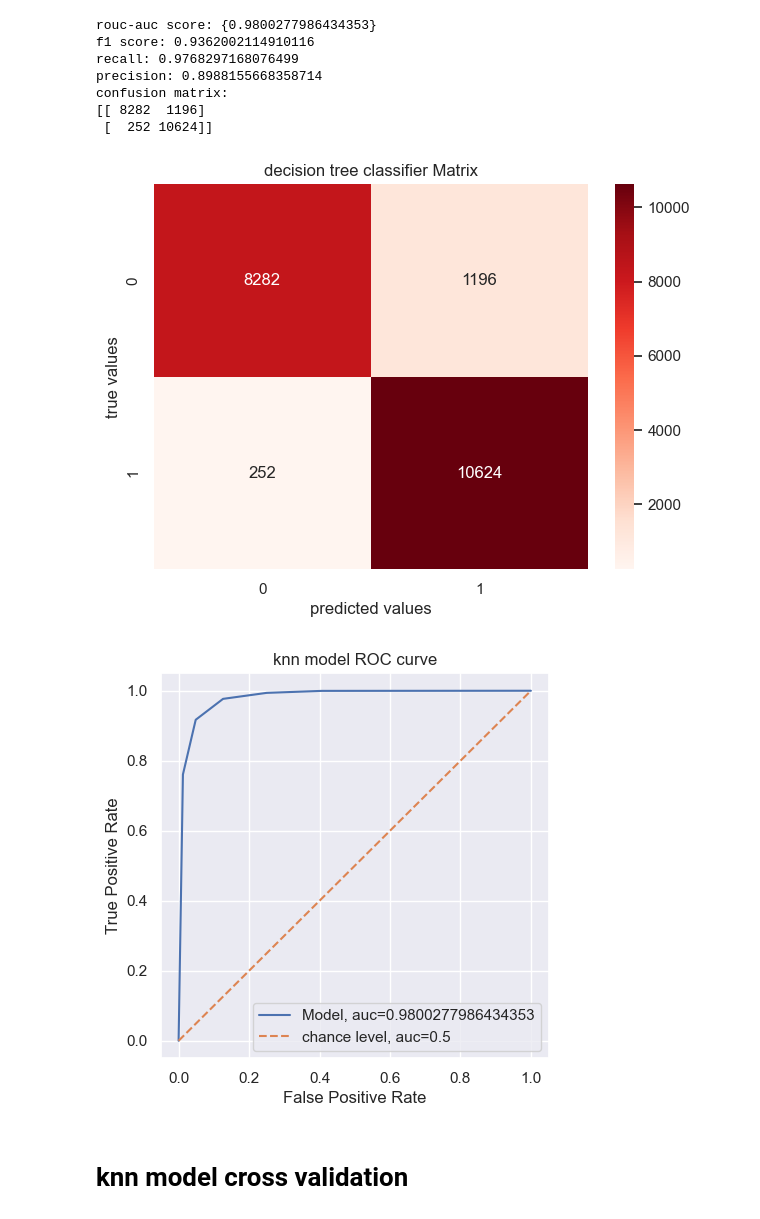
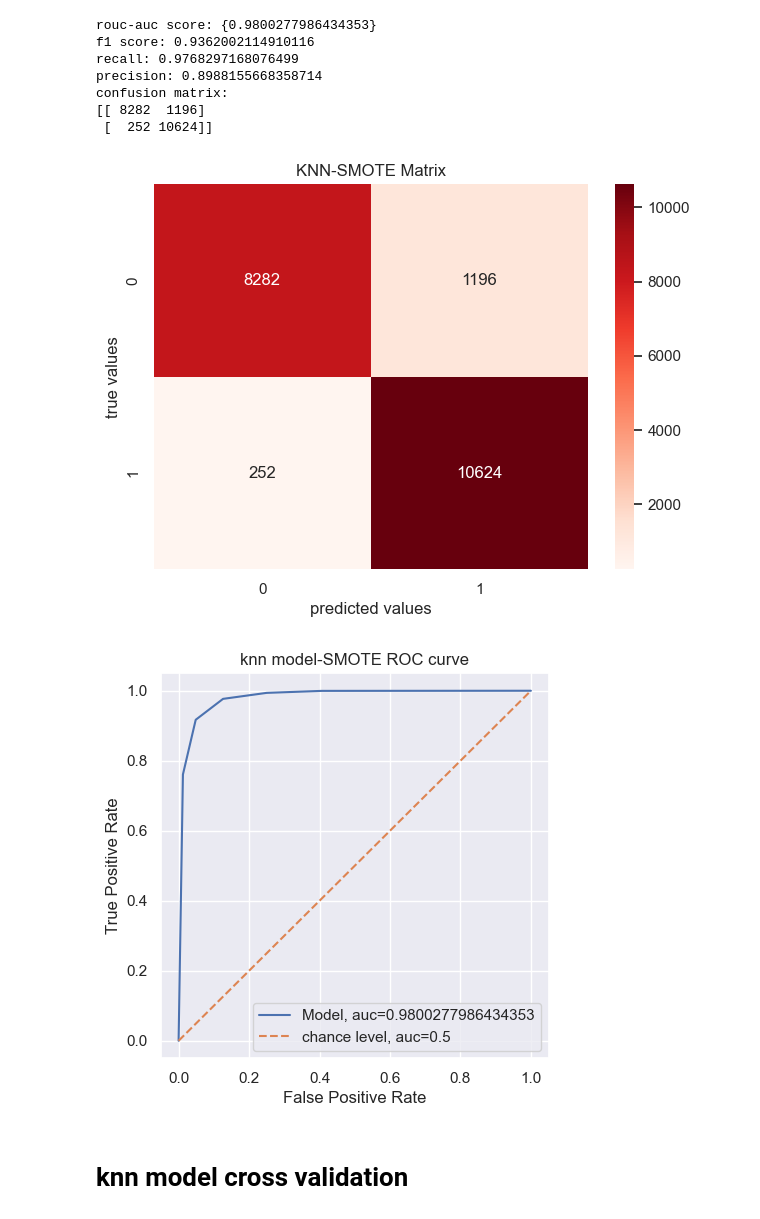
Before and after one commit to mercy-nwachukwu/7072CEM, a Jupyter notebook: classification.ipynb, the cells around one changed output. Saved outputs shown, nothing was run; the diff lists cells and outputs as text; code cells hidden in the pictures.

```diff
--- a/classification.ipynb
+++ b/classification.ipynb
@@ -398,22 +468,22 @@ plt.figure(figsize=(7,5))
 sns.heatmap(knn2_cm, annot=True, fmt='d', cmap='Reds')
 plt.xlabel('predicted values')
 plt.ylabel('true values')
-plt.title('decision tree classifier Matrix')
+plt.title('KNN-SMOTE Matrix')
 plt.show()
 # %% [output]
-[figure, old version]
+[figure, new version]
 # %%
 # model 2 rouc curve
 plt.figure(figsize=(5,5))
-plt.plot(knn_Tpositive2, knn_ypositive2, label="Model, auc="+str(model2_roc_auc))
+plt.plot(knn_Tpositive2, knn_fpositive2, label="Model, auc="+str(knn2_roc_auc))
 plt.plot([0, 1], [0, 1], linestyle='--', label="chance level, auc=0.5")  # Random classifier
 plt.xlabel('False Positive Rate')
 plt.ylabel('True Positive Rate')
-plt.title('knn model ROC curve')
+plt.title('knn model-SMOTE ROC curve')
 plt.legend(loc=4)
 plt.show()
 # %% [output]
-[figure, old version]
+[figure, new version]
 # %% [markdown]
 # knn model cross validation
 # %%
```
Also changed, not shown: parts of 21 cells of this notebook, 1 other file.
